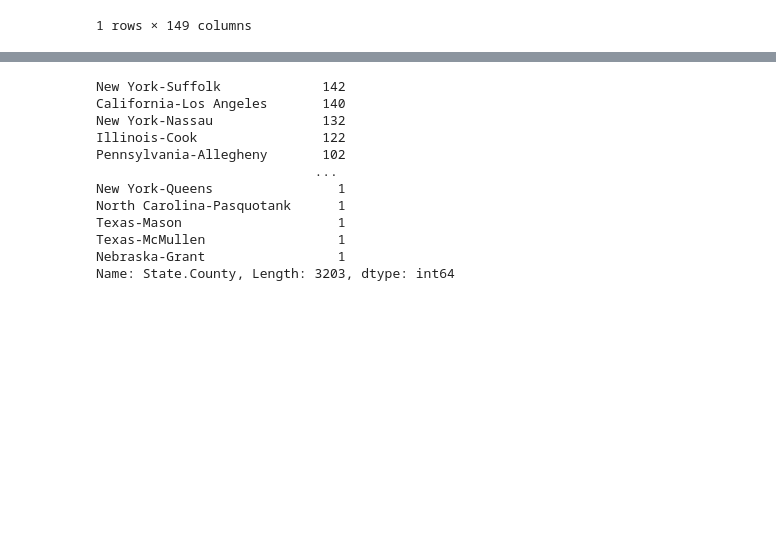
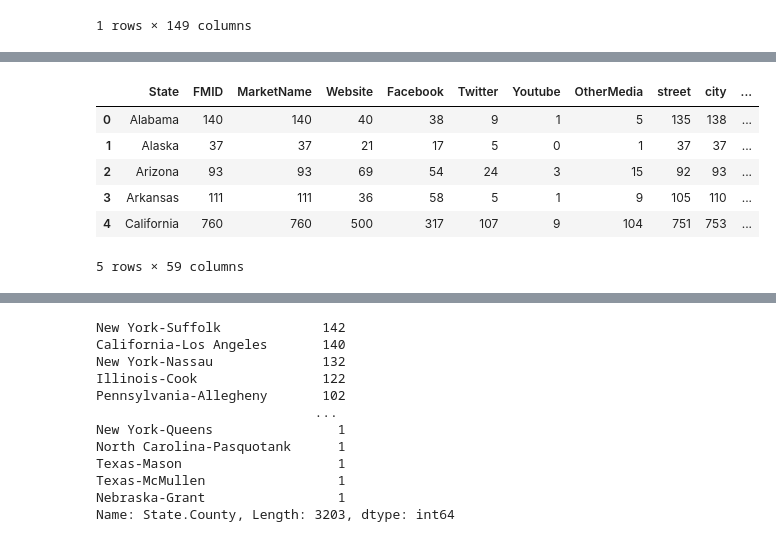
Before and after one commit to priyamittal96/project_1, a Jupyter notebook: Sun9pm notebooks/Priya22.ipynb, the cells around one changed output, grey strips where cells are left out. Saved outputs shown, nothing was run; the diff lists cells and outputs as text; code cells hidden in the pictures; blank space fills up the shorter version.

```diff
--- a/Sun9pm notebooks/Priya22.ipynb
+++ b/Sun9pm notebooks/Priya22.ipynb
@@ -358,0 +393,11 @@ desertdf5.loc[desertdf5["State.County"]  == "California-Santa Clara",:]
+# %%
+farmers1 = farmers_df.groupby(["State"]).count().reset_index()
+farmers1.head()
+# %% [output]
+|  | State | FMID | MarketName | Website | Facebook | Twitter | Youtube | OtherMedia | street | city | ... |
+| 0 | Alabama | 140 | 140 | 40 | 38 | 9 | 1 | 5 | 135 | 138 | ... |
+| 1 | Alaska | 37 | 37 | 21 | 17 | 5 | 0 | 1 | 37 | 37 | ... |
+| 2 | Arizona | 93 | 93 | 69 | 54 | 24 | 3 | 15 | 92 | 93 | ... |
+| 3 | Arkansas | 111 | 111 | 36 | 58 | 5 | 1 | 9 | 105 | 110 | ... |
+| 4 | California | 760 | 760 | 500 | 317 | 107 | 9 | 104 | 751 | 753 | ... |
+5 rows × 59 columns
```
Also changed, not shown: parts of 17 cells of this notebook, 3 other files.
